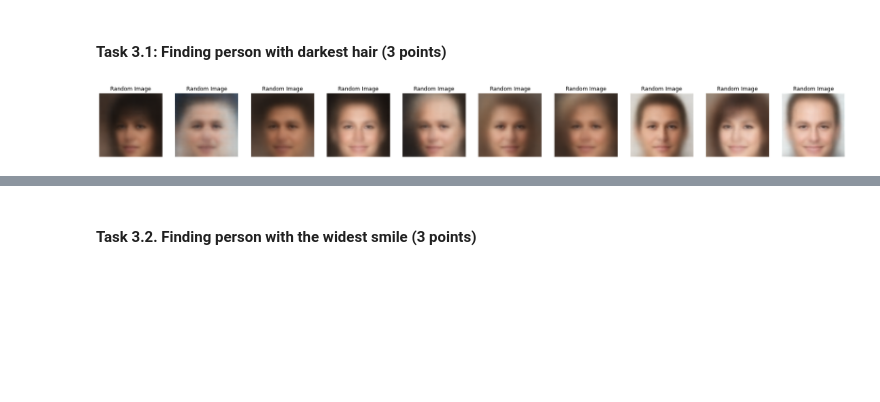
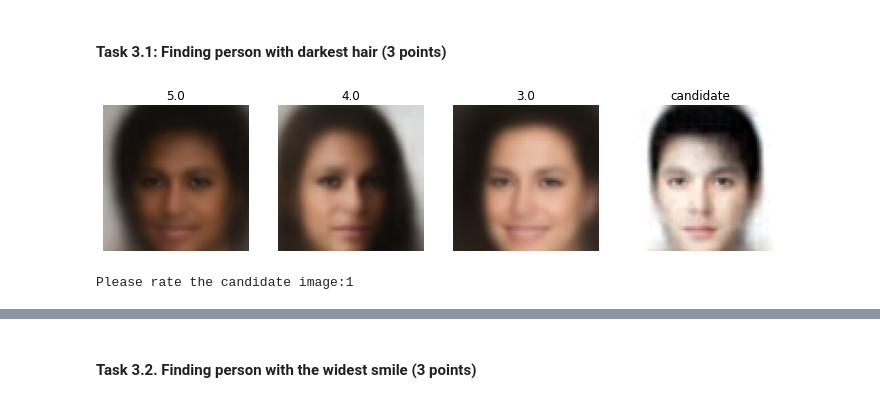
Before and after one commit to Gaurav927/Variational_Auto_Encoder, a Jupyter notebook: Copy_of_finding_suspects.ipynb, the cells around one changed output, grey strips where cells are left out. Saved outputs shown, nothing was run; the diff lists cells and outputs as text; code cells hidden in the pictures; blank space fills up the shorter version.

```diff
--- a/Copy_of_finding_suspects.ipynb
+++ b/Copy_of_finding_suspects.ipynb
@@ -373,9 +308,10 @@ In these sections, we will apply the implemented app to search for different peo
 # %% [markdown]
 #### Task 3.1: Finding person with darkest hair (3 points)
 # %%
-composit =  FacialComposit(decoder, 8)
-composit.optimize(eval_fn=FacialComposit.evaluate_softmax_renorm_rank)
+composit = FacialComposit(decoder, 8)
+composit.optimize()
 # %% [output]
-[figure, old version]
+[figure, new version]
+Please rate the candidate image:1
 # %%
 composit.draw_best('Darkest hair')
```
Also changed, not shown: parts of 12 cells of this notebook.
